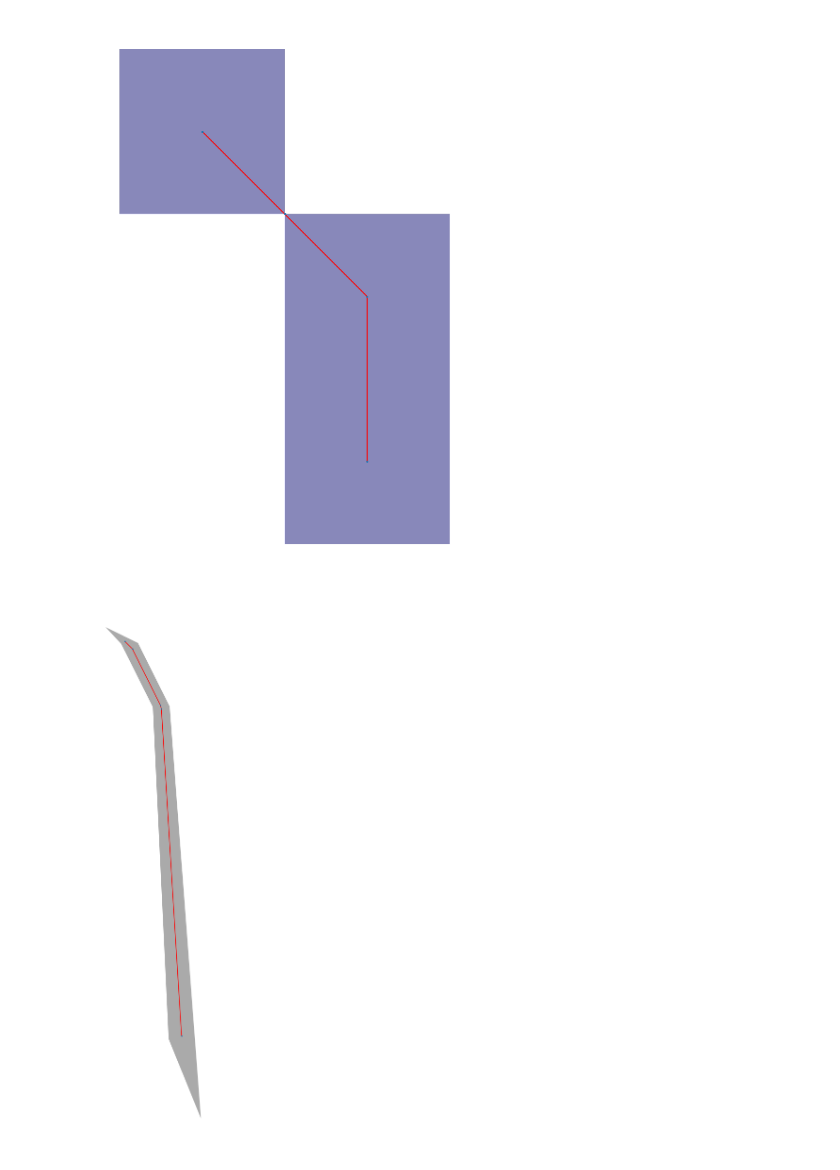
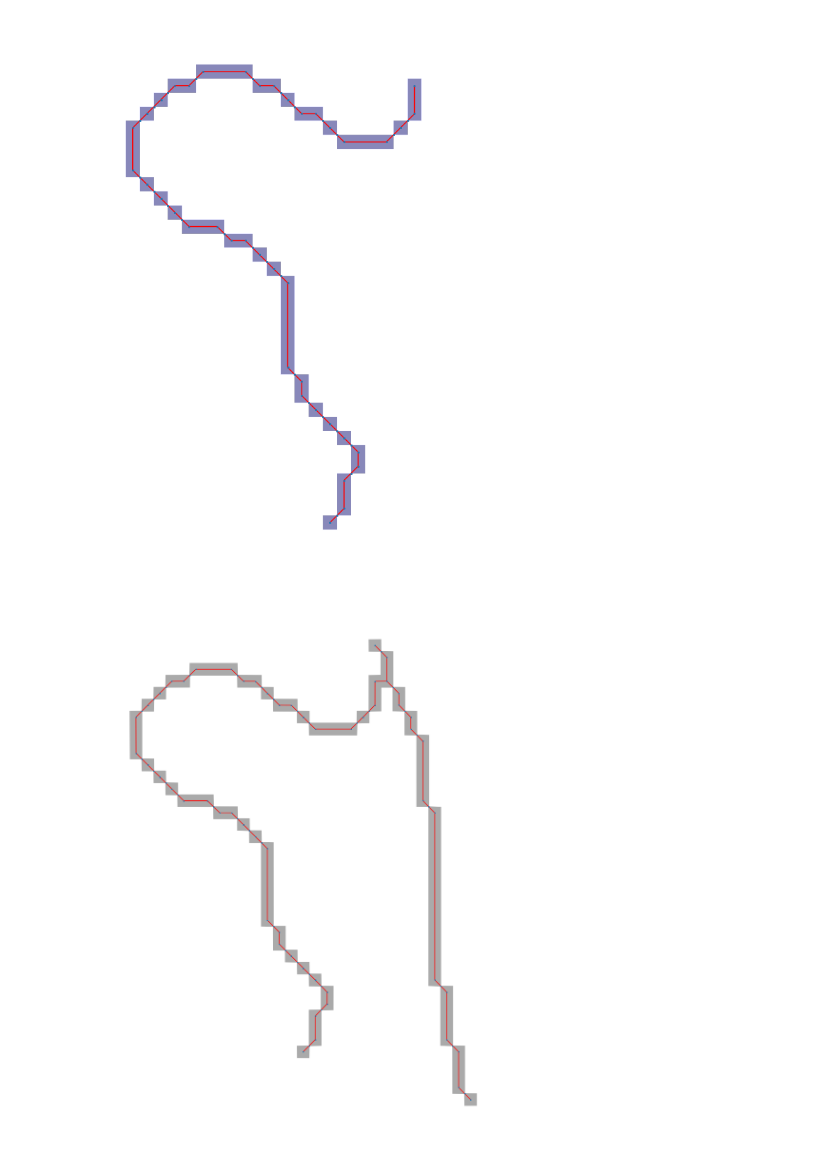
Before and after one commit to LucRSquared/reachskeletonization, a Jupyter notebook: notebooks/query_and_skeleton_yonghah.ipynb, the cells around one changed output. Cells and saved outputs as stored; diff of their text form; code cells hidden in the pictures.

```diff
--- a/notebooks/query_and_skeleton_yonghah.ipynb
+++ b/notebooks/query_and_skeleton_yonghah.ipynb
@@ -83,7 +83,7 @@ reaches_buffer = raw_reaches.copy(deep=True)
 reaches_buffer.geometry = reaches_buffer.buffer(0.01).simplify(10)
 # reaches_buffer.geometry = reaches_buffer.buffer(1).simplify(30)
 # %%
-reach_id = 5
+reach_id = 4
 reach = get_skeleton_network(reaches_buffer, reach_id)
 pos = nodes_pos_dict(reach)
 
@@ -100,33 +100,33 @@ reaches_buffer[reaches_buffer['dn']==reach_id].plot(ax=ax, linewidth=0.3, alpha=
 nx.draw(reach, pos, node_size = 1, ax=ax, edge_color='r')
 plt.show()
 # %% [output]
-[figure, old version]
+[figure, new version]
 # %%
 # poly = Polygon([(0,0), (1,0), (1,2), (0,2)])
-x = [446062.03539216705, 446032.32828538585, 446093.80840262043, 446154.01617744745, 446213.23048248905, 446152.0402074404, 446122.03539216705, 446062.03539216705]
-y = [4278363.15986837, 4278394.866975151, 4278364.794261654, 4278244.354958692, 4277463.179083089, 4277614.0618512295, 4278243.15986837, 4278363.15986837]
-poly = Polygon([(x,y) for x, y in zip(x,y)])
+# x = [446062.03539216705, 446032.32828538585, 446093.80840262043, 446154.01617744745, 446213.23048248905, 446152.0402074404, 446122.03539216705, 446062.03539216705]
+# y = [4278363.15986837, 4278394.866975151, 4278364.794261654, 4278244.354958692, 4277463.179083089, 4277614.0618512295, 4278243.15986837, 4278363.15986837]
+# poly = Polygon([(x,y) for x, y in zip(x,y)])
 
-# poly = raw_reaches.unary_union.buffer(1).simplify(5)
+poly = raw_reaches.unary_union.buffer(1).simplify(5)
 
 
 poly = orient(poly, sign=1)
 
 gdf_poly = gpd.GeoDataFrame(geometry=[poly])
 
 G = get_skeleton_from_poly(poly)
 
 leaves = set()
 for node, degree in G.degree():
     if degree < 2:
         leaves.add(node)
 
 G.remove_nodes_from(leaves)
 posG = nodes_pos_dict(G)
 
 ax = default_ax(size=15)
 gdf_poly.plot(ax=ax, linewidth=0.3, color='#aaaaaa')
 nx.draw(G, posG, node_size = 1, ax=ax, edge_color='r')
 plt.show()
 # %% [output]
-[figure, old version]
+[figure, new version]
```
